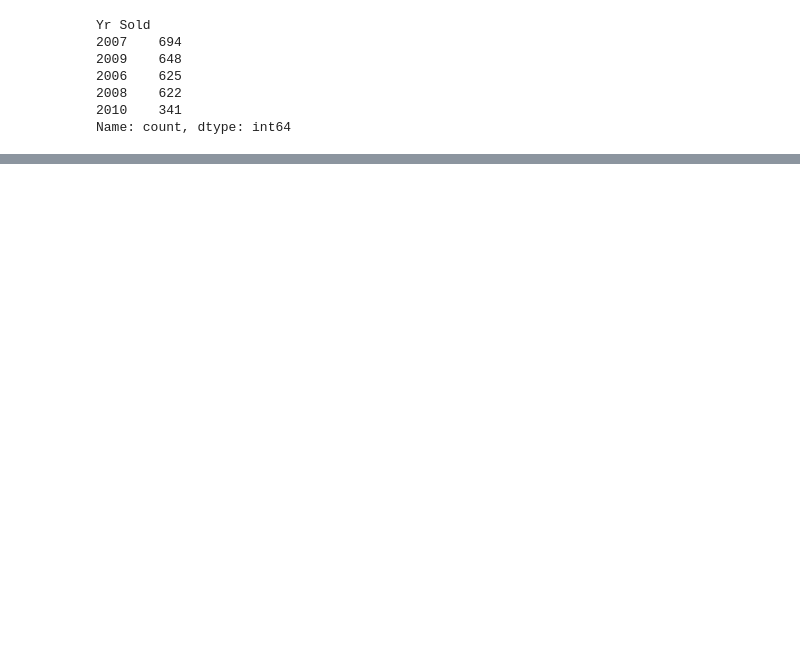
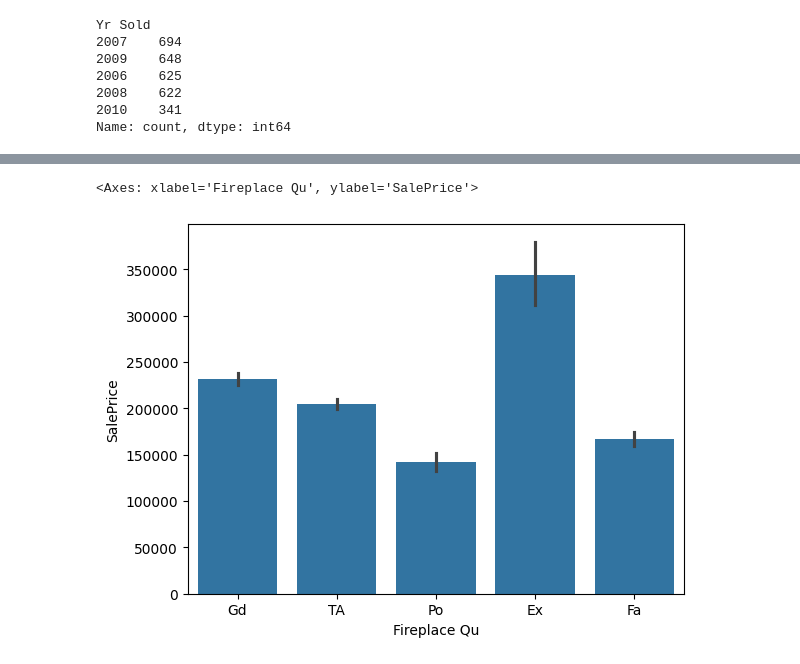
Before and after one commit to szymon-ml/Portfolio-Housing-Project, a Jupyter notebook: AmesPortfolio.ipynb, the cells around one changed output, grey strips where cells are left out. Cells and saved outputs as stored; diff of their text form; code cells hidden in the pictures; blank space fills up the shorter version.

Commit message:
NaN Values

```diff
--- a/AmesPortfolio.ipynb
+++ b/AmesPortfolio.ipynb
@@ -107,0 +269,6 @@ df
+# %%
+sns.barplot(x='Fireplace Qu', y='SalePrice', data=df)
+#but i want to see missing values too
+# %% [output]
+<Axes: xlabel='Fireplace Qu', ylabel='SalePrice'>
+[figure, added]
```
Also changed, not shown: parts of 69 cells of this notebook, 1 other file.
